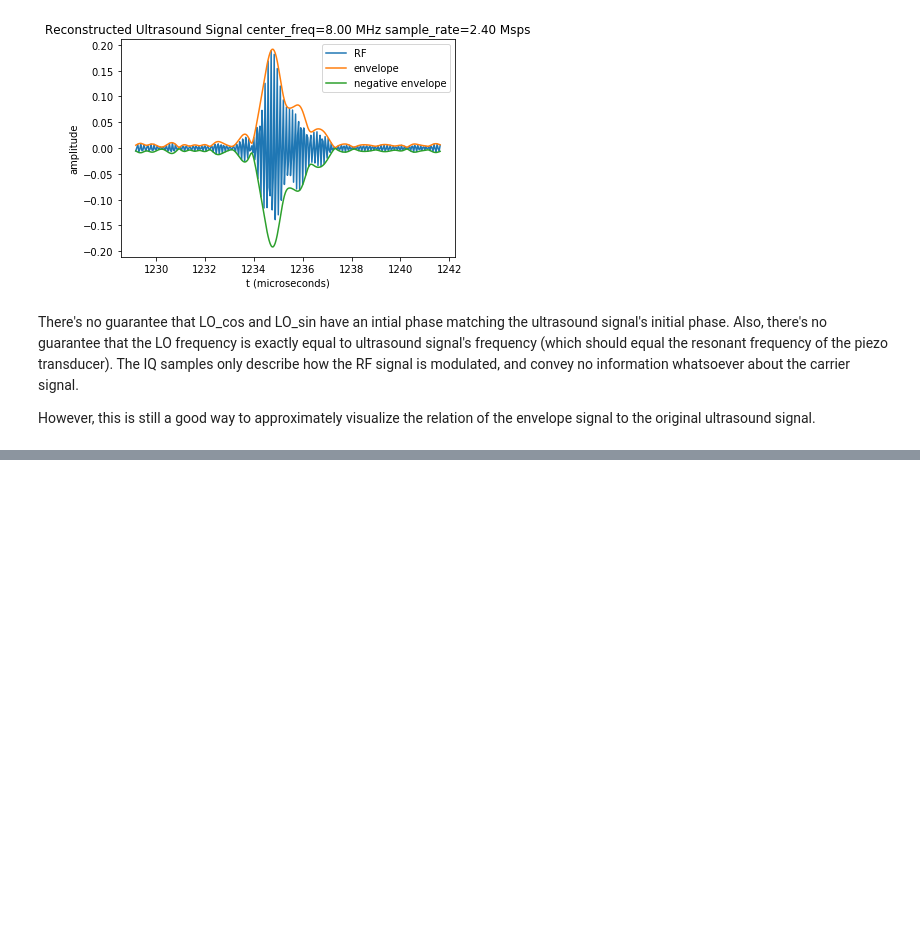
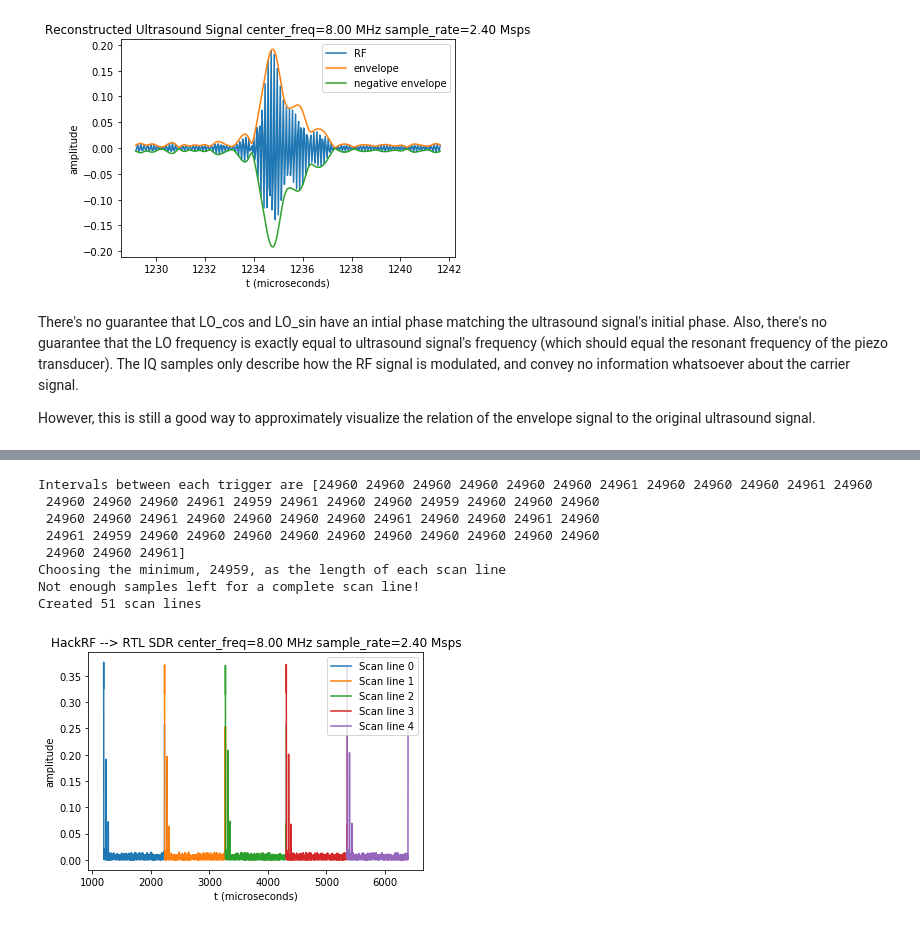
Before and after one commit to wlmeng11/rtl-ultrasound, a Jupyter notebook: experiments/20180813/rtlsdr_ultrasound_test.ipynb, the cells around one changed output, grey strips where cells are left out. Cells and saved outputs as stored; diff of their text form; code cells hidden in the pictures; blank space fills up the shorter version.

```diff
--- a/experiments/20180813/rtlsdr_ultrasound_test.ipynb
+++ b/experiments/20180813/rtlsdr_ultrasound_test.ipynb
@@ -207,0 +283,38 @@ However, this is still a good way to approximately visualize the relation of the
+# %%
+# slice array and vstack
+diffs = np.diff(slice_indices)
+min_diff = np.min(diffs)
+print("Intervals between each trigger are {}".format(diffs))
+print("Choosing the minimum, {}, as the length of each scan line".format(min_diff))
+
+scan_lines = list()
+for index in slice_indices:
+    if len(envelope) < index + min_diff:
+        print("Not enough samples left for a complete scan line!")
+        continue
+    scan_line = envelope[index:index+min_diff]
+    scan_lines.append(scan_line)
+
+print("Created {} scan lines".format(len(scan_lines)))
+
+# Plot first 5 scan lines
+for i in range(5):
+    index = slice_indices[i]
+    plt.plot(t[index:index+min_diff], scan_lines[i], label="Scan line {}".format(i))
+
+plt.xlabel('t (microseconds)')
+plt.ylabel('amplitude')
+plt.title("HackRF --> RTL SDR center_freq=%.2f MHz sample_rate=%.2f Msps" %
+      (center_freq/1.0e6, sample_rate/1.0e6))
+plt.legend()
+plt.show()
+# %% [output]
+Intervals between each trigger are [24960 24960 24960 24960 24960 24960 24961 24960 24960 24960 24961 24960
+ 24960 24960 24960 24961 24959 24961 24960 24960 24959 24960 24960 24960
+ 24960 24960 24961 24960 24960 24960 24960 24961 24960 24960 24961 24960
+ 24961 24959 24960 24960 24960 24960 24960 24960 24960 24960 24960 24960
+ 24960 24960 24961]
+Choosing the minimum, 24959, as the length of each scan line
+Not enough samples left for a complete scan line!
+Created 51 scan lines
+[figure, added]
```
Also changed, not shown: parts of 8 cells of this notebook.
